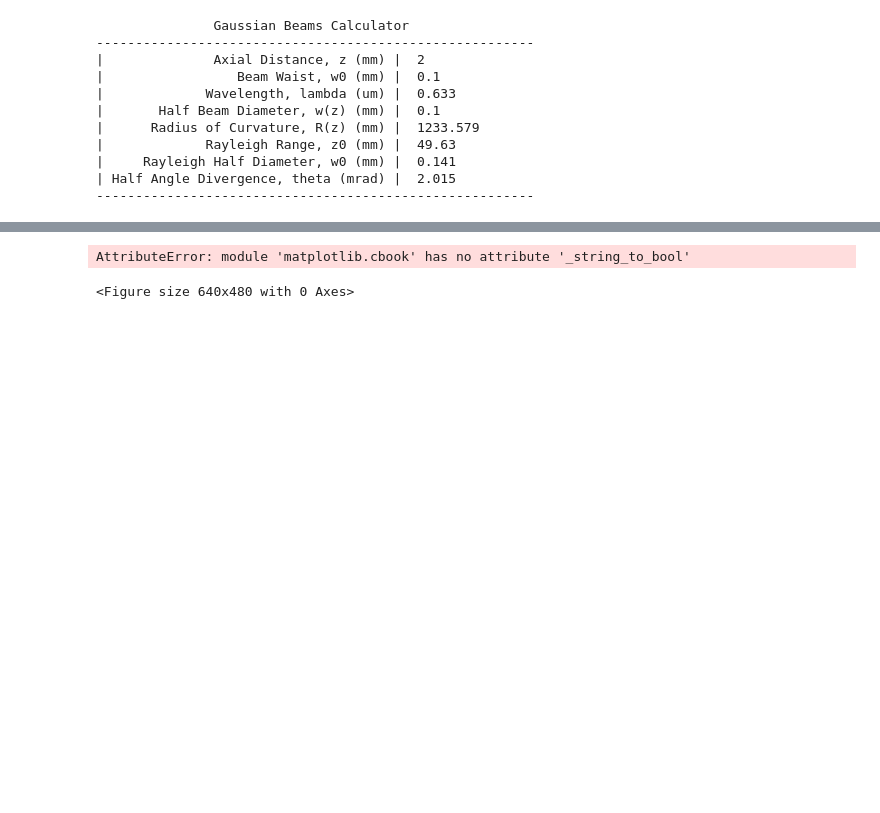
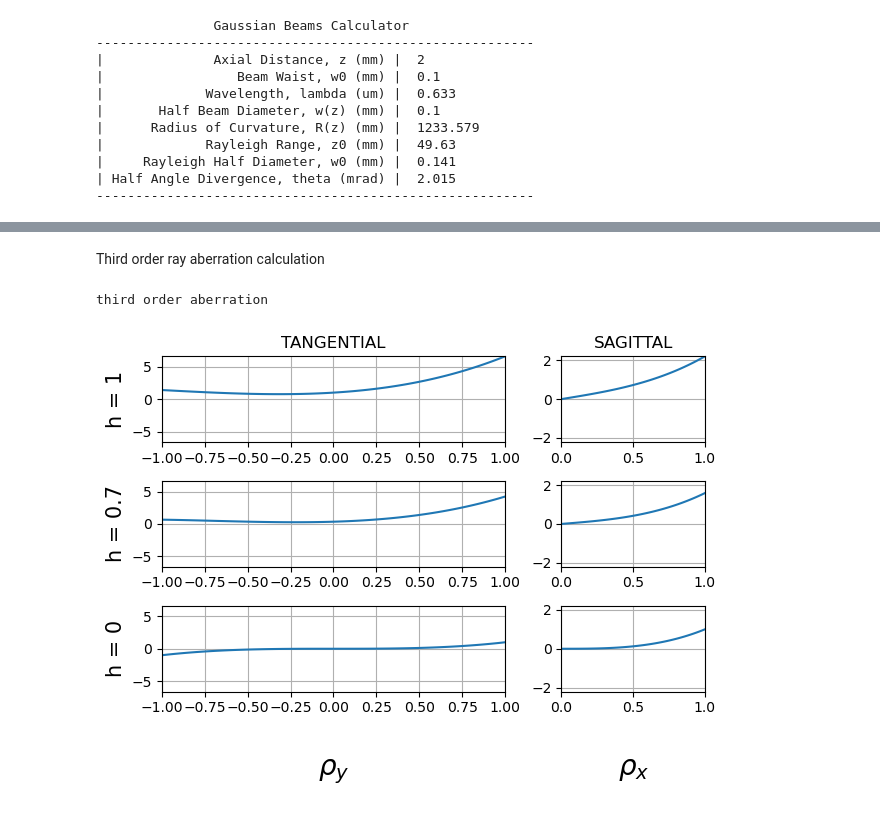
Before and after one commit to jwgu/opticspy, a Jupyter notebook: notebooks/other_functions.ipynb, the cells around one changed output, grey strips where cells are left out. Cells and saved outputs as stored; diff of their text form; code cells hidden in the pictures; blank space fills up the shorter version.

```diff
--- a/notebooks/other_functions.ipynb
+++ b/notebooks/other_functions.ipynb
@@ -27,7 +26,7 @@ AttributeError: module 'matplotlib.cbook' has no attribute '_string_to_bool'
-# %%
-import matplotlib.pyplot as plt
-
-ax = plt.figure().add_subplot(projection='3d')
-# %% [output]
-AttributeError: module 'matplotlib.cbook' has no attribute '_string_to_bool'
-<Figure size 640x480 with 0 Axes>
+# %% [markdown]
+Third order ray aberration calculation
+# %%
+T = opticspy.lens.aberration.third(1,1,0.2,1,1)
+# %% [output]
+third order aberration
+[figure, added]
```
Also changed, not shown: parts of 19 cells of this notebook, 9 other files.
